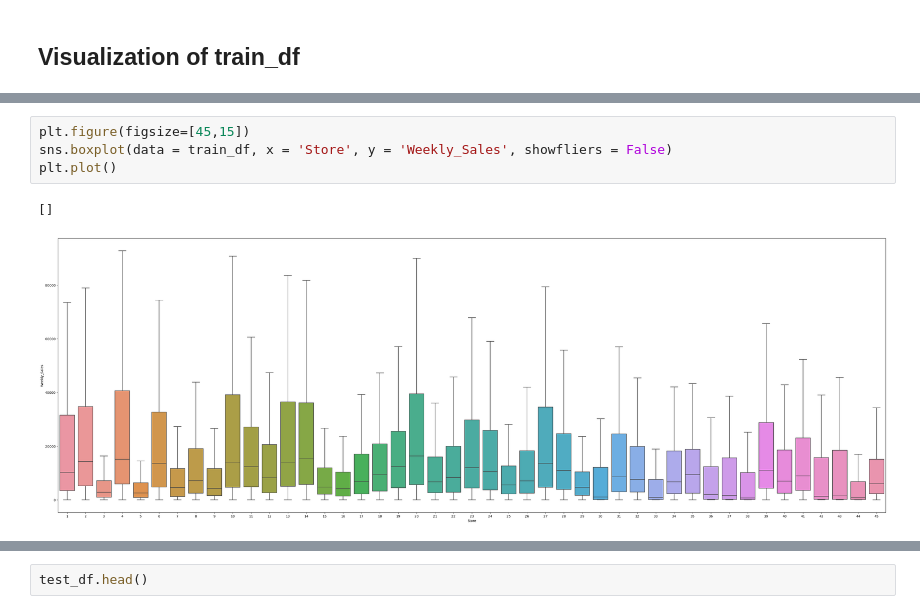
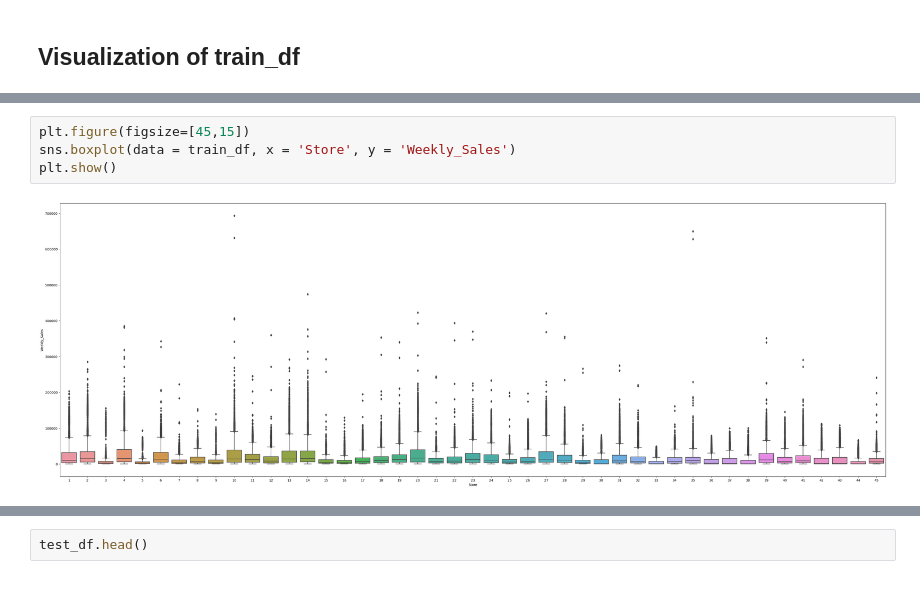
Before and after one commit to SamNijin/Walmart-Data-Analysis-Visualization, a Jupyter notebook: Walmart-Data-Analysis-Visualization.ipynb, the cells around one changed output, grey strips where cells are left out. Cells and saved outputs as stored; diff of their text form.

Commit message:
Alignment + Visualization + started removal of outliers in weekly sales

```diff
--- a/Walmart-Data-Analysis-Visualization.ipynb
+++ b/Walmart-Data-Analysis-Visualization.ipynb
@@ -184,7 +205,6 @@ plt.show()
 # %%
 plt.figure(figsize=[45,15])
-sns.boxplot(data = train_df, x = 'Store', y = 'Weekly_Sales', showfliers = False)
-plt.plot()
+sns.boxplot(data = train_df, x = 'Store', y = 'Weekly_Sales')
+plt.show()
 # %% [output]
-[]
-[figure, old version]
+[figure, new version]
```
Also changed, not shown: parts of 14 cells of this notebook.
